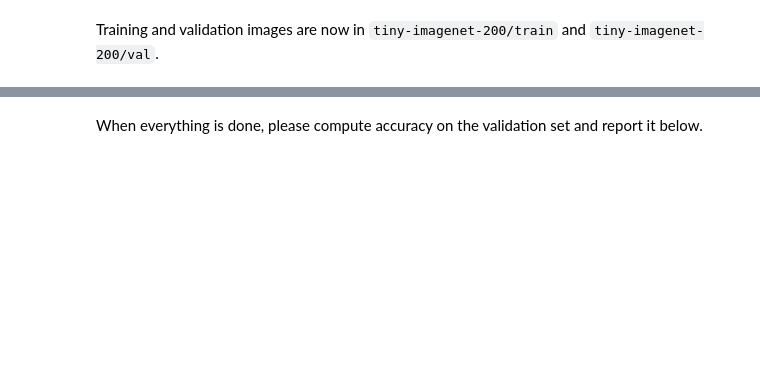
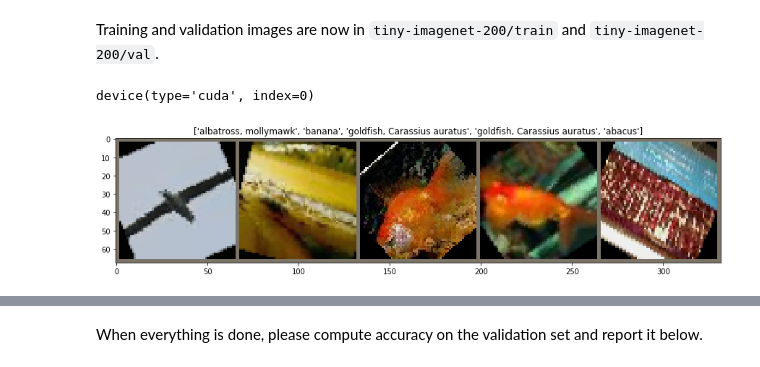
Before and after one commit to liviniuk/dl-course-skoltech, a Jupyter notebook: HW2/homework_part2.ipynb, the cells around one changed output, grey strips where cells are left out. Saved outputs shown, nothing was run; the diff lists cells and outputs as text; code cells hidden in the pictures; blank space fills up the shorter version.

```diff
--- a/HW2/homework_part2.ipynb
+++ b/HW2/homework_part2.ipynb
@@ -46,0 +83,39 @@ Training and validation images are now in `tiny-imagenet-200/train` and `tiny-im
+# %%
+# Use GPU
+device = torch.device("cuda:0")
+device
+# %% [output]
+device(type='cuda', index=0)
+# %%
+# Class names and indecies
+class_indexes = image_datasets['train'].classes
+
+f = open(os.path.join(data_dir, 'words.txt'))
+words = np.loadtxt(f, delimiter='\t', dtype=object)
+words = dict(words)
+class_names = list(map(lambda x: words[x], class_indexes))
+# %%
+def imshow(inp, title=None):
+    """Imshow for Tensor."""
+    inp = inp.numpy().transpose((1, 2, 0))
+    mean = np.array([0.485, 0.456, 0.406])
+    std = np.array([0.229, 0.224, 0.225])
+    inp = std * inp + mean
+    inp = np.clip(inp, 0, 1)
+    plt.figure(figsize=(15,15))
+    plt.imshow(inp)
+    if title is not None:
+        plt.title(title)
+    plt.pause(0.001)  # pause a bit so that plots are updated
+# %%
+n_show = 5
+
+# Get a batch of training data
+inputs, classes = next(iter(dataloaders['train']))
+
+# Make a grid from batch
+out = torchvision.utils.make_grid(inputs[:n_show])
+
+imshow(out, title=[class_names[x] for x in classes[:n_show]])
+# %% [output]
+[figure, added]
```
Also changed, not shown: parts of 14 cells of this notebook.
